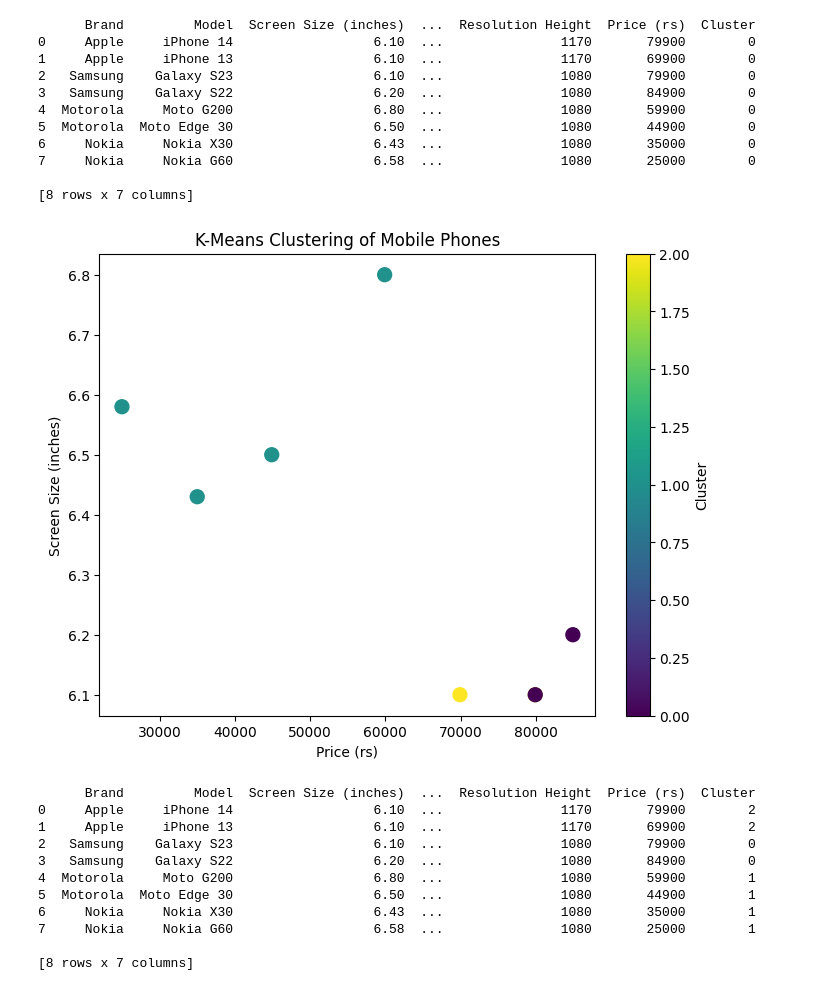
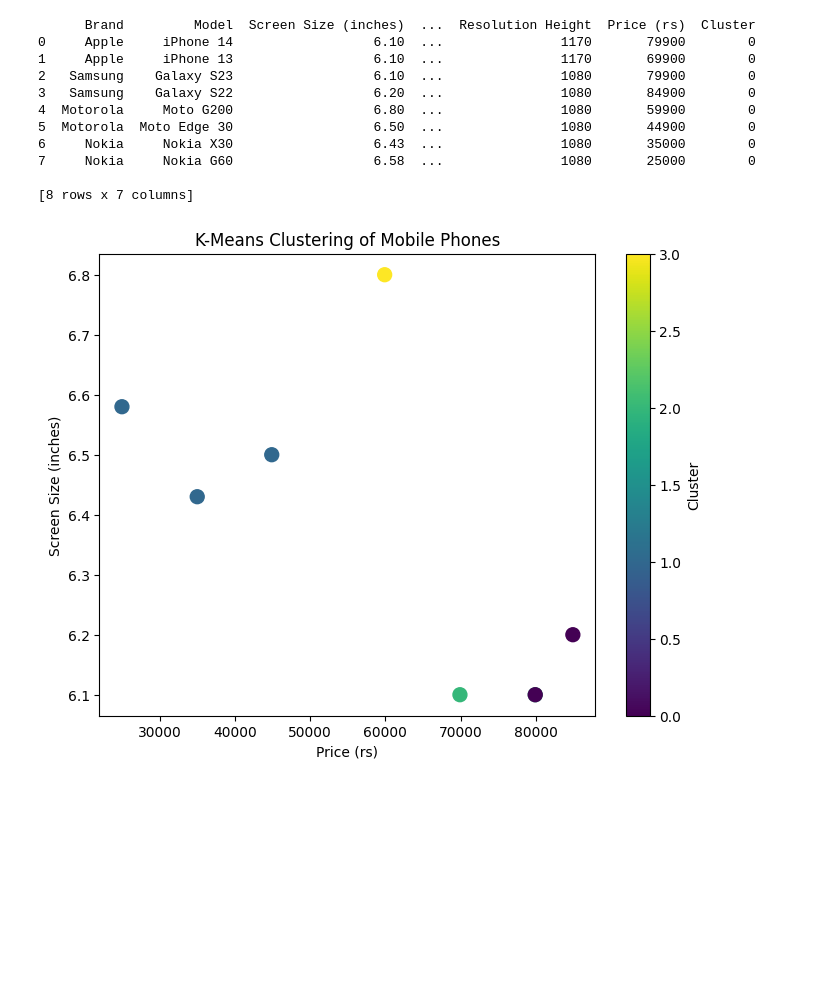
Before and after one commit to anuragverse/ML-Workshop, a Jupyter notebook: ML_18.ipynb, the cells around one changed output. Saved outputs shown, nothing was run; the diff lists cells and outputs as text; code cells hidden in the pictures; blank space fills up the shorter version.

```diff
--- a/ML_18.ipynb
+++ b/ML_18.ipynb
@@ -141,46 +144,23 @@ print(df[['Brand', 'Model', 'Screen Size (inches)', 'Resolution Width', 'Resolut
 7     Nokia     Nokia G60                  6.58  ...               1080       25000        0
 
 [8 rows x 7 columns]
-# %%
-from sklearn.cluster import KMeans
-
-kmeans = KMeans(n_clusters=3, random_state=42)
-df['Cluster'] = kmeans.fit_predict(scaled_features)
 # %%
-# Preprocessing: Convert resolution to numeric (width and height)
-df[['Resolution Width', 'Resolution Height']] = df['Resolution (pixels)'].str.split('x', expand=True)
-df[['Resolution Width', 'Resolution Height']] = df[['Resolution Width', 'Resolution Height']].astype(int)
-
 # Feature Selection and Scaling
 features = df[['Screen Size (inches)', 'Resolution Width', 'Resolution Height', 'Price (rs)']]
 scaler = StandardScaler()
 scaled_features = scaler.fit_transform(features)
 
 # K-Means Clustering
-kmeans = KMeans(n_clusters=3, random_state=42)  # Adjust n_clusters if needed
+kmeans = KMeans(n_clusters=4, random_state=42)  # Adjust n_clusters if needed
 df['Cluster'] = kmeans.fit_predict(scaled_features)
 
 # Visualization (example: using scatter plot for Price vs. Screen Size)
 plt.figure(figsize=(8, 6))
 plt.scatter(df['Price (rs)'], df['Screen Size (inches)'], c=df['Cluster'], cmap='viridis', s=100)
 plt.xlabel('Price (rs)')
 plt.ylabel('Screen Size (inches)')
 plt.title('K-Means Clustering of Mobile Phones')
 plt.colorbar(label='Cluster')
 plt.show()
-
-# Print cluster assignments (optional)
-print(df[['Brand', 'Model', 'Screen Size (inches)', 'Resolution Width', 'Resolution Height', 'Price (rs)', 'Cluster']])
 # %% [output]
-[figure, old version]
+[figure, new version]
-      Brand         Model  Screen Size (inches)  ...  Resolution Height  Price (rs)  Cluster
-0     Apple     iPhone 14                  6.10  ...               1170       79900        2
-1     Apple     iPhone 13                  6.10  ...               1170       69900        2
-2   Samsung    Galaxy S23                  6.10  ...               1080       79900        0
-3   Samsung    Galaxy S22                  6.20  ...               1080       84900        0
-4  Motorola     Moto G200                  6.80  ...               1080       59900        1
-5  Motorola  Moto Edge 30                  6.50  ...               1080       44900        1
-6     Nokia     Nokia X30                  6.43  ...               1080       35000        1
-7     Nokia     Nokia G60                  6.58  ...               1080       25000        1
-
-[8 rows x 7 columns]
```
Also changed, not shown: parts of 1 cell of this notebook.
